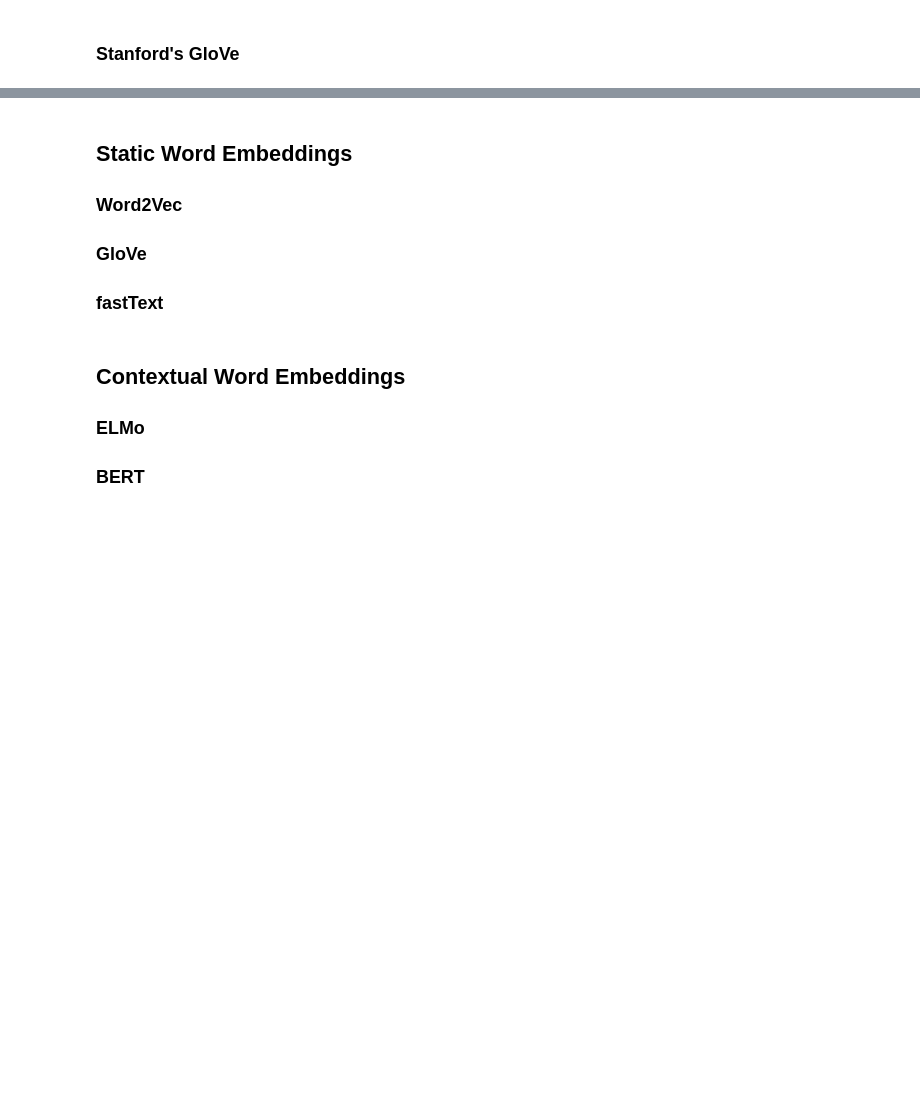
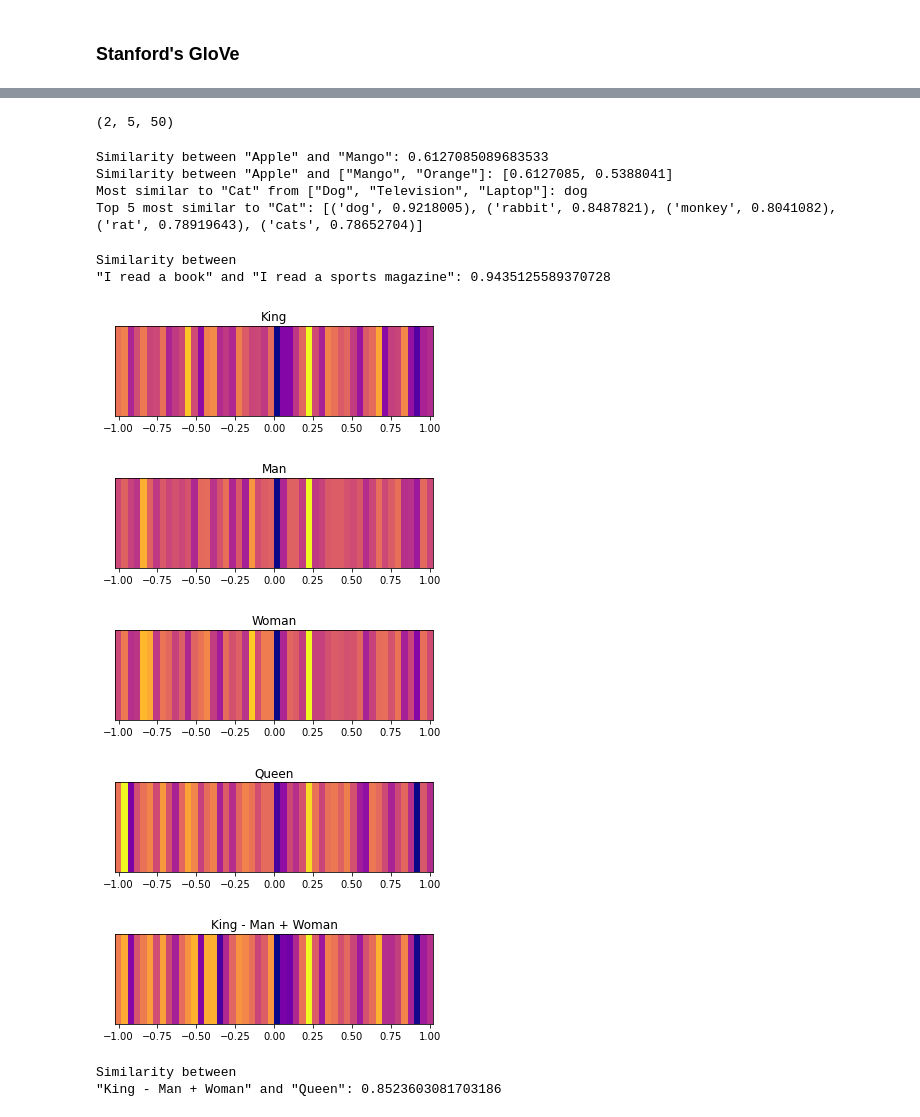
Before and after one commit to ashishu007/Word-Embeddings, a Jupyter notebook: word_embs.ipynb, the cells around one changed output, grey strips where cells are left out. Saved outputs shown, nothing was run; the diff lists cells and outputs as text; code cells hidden in the pictures; blank space fills up the shorter version.

```diff
--- a/word_embs.ipynb
+++ b/word_embs.ipynb
@@ -27,4 +34,5 @@ import matplotlib.pyplot as plt
 # %%
-vectors = pym.Magnitude("./vectors/wiki-news-300d-1M.magnitude")
-# vectors = pym.Magnitude("./vectors/glove.6B.50d.magnitude")
+# Load the pre-trained GloVe vectors
+
+glove_vectors = pym.Magnitude("./vectors/glove.6B.50d.magnitude")
 # %%
@@ -71,11 +99,45 @@ doc.shape
-# %% [markdown]
-## Static Word Embeddings
-
-### Word2Vec
-### GloVe
-### fastText
-# %% [markdown]
-## Contextual Word Embeddings
-
-### ELMo
-### BERT
+# %%
+# Get the vectors for multiple documents
+
+mul_doc_vecs = glove_vectors.query([["I", "read", "a", "book"], ["I", "read", "a", "sports", "magazine"]])
+mul_doc_vecs.shape
+# %% [output]
+(2, 5, 50)
+# %%
+# Get the similarity between two words or documents
+
+print("Similarity between \"Apple\" and \"Mango\": {}".format(glove_vectors.similarity("apple", "mango")))
+print("Similarity between \"Apple\" and [\"Mango\", \"Orange\"]: {}".format(glove_vectors.similarity("apple", ["mango", "orange"])))
+print("Most similar to \"Cat\" from [\"Dog\", \"Television\", \"Laptop\"]: {}".format(glove_vectors.most_similar_to_given("cat", ["dog", "television", "laptop"])))
+print("Top 5 most similar to \"Cat\": {}".format(glove_vectors.most_similar("cat", topn = 5)))
+# %% [output]
+Similarity between "Apple" and "Mango": 0.6127085089683533
+Similarity between "Apple" and ["Mango", "Orange"]: [0.6127085, 0.5388041]
+Most similar to "Cat" from ["Dog", "Television", "Laptop"]: dog
+Top 5 most similar to "Cat": [('dog', 0.9218005), ('rabbit', 0.8487821), ('monkey', 0.8041082), ('rat', 0.78919643), ('cats', 0.78652704)]
+# %%
+# Similarity between two documents
+
+doc1, doc2 = glove_vectors.query(["I", "read", "a", "book"]), glove_vectors.query(["I", "read", "a", "sports", "magazine"])
+print("Similarity between\n\"I read a book\" and \"I read a sports magazine\": {}".format(ut.similarity_between_docs(doc1, doc2, is_1d=False)))
+# %% [output]
+Similarity between
+"I read a book" and "I read a sports magazine": 0.9435125589370728
+# %%
+# Plot some vectors using heatmap
+
+ut.plot_1d_heatmap(glove_vectors.query("king"), "King")
+ut.plot_1d_heatmap(glove_vectors.query("man"), "Man")
+ut.plot_1d_heatmap(glove_vectors.query("woman"), "Woman")
+ut.plot_1d_heatmap(glove_vectors.query("queen"), "Queen")
+ut.plot_1d_heatmap(glove_vectors.query("king") - glove_vectors.query("man") + glove_vectors.query("woman"), "King - Man + Woman")
+
+print("Similarity between\n\"King - Man + Woman\" and \"Queen\": {}".format(ut.similarity_between_vecs(glove_vectors.query("king") + glove_vectors.query("woman") - glove_vectors.query("man"), glove_vectors.query("queen"))))
+# %% [output]
+[figure, added]
+[figure, added]
+[figure, added]
+[figure, added]
+[figure, added]
+Similarity between
+"King - Man + Woman" and "Queen": 0.8523603081703186
```
Also changed, not shown: parts of 15 cells of this notebook, 1 other file.
